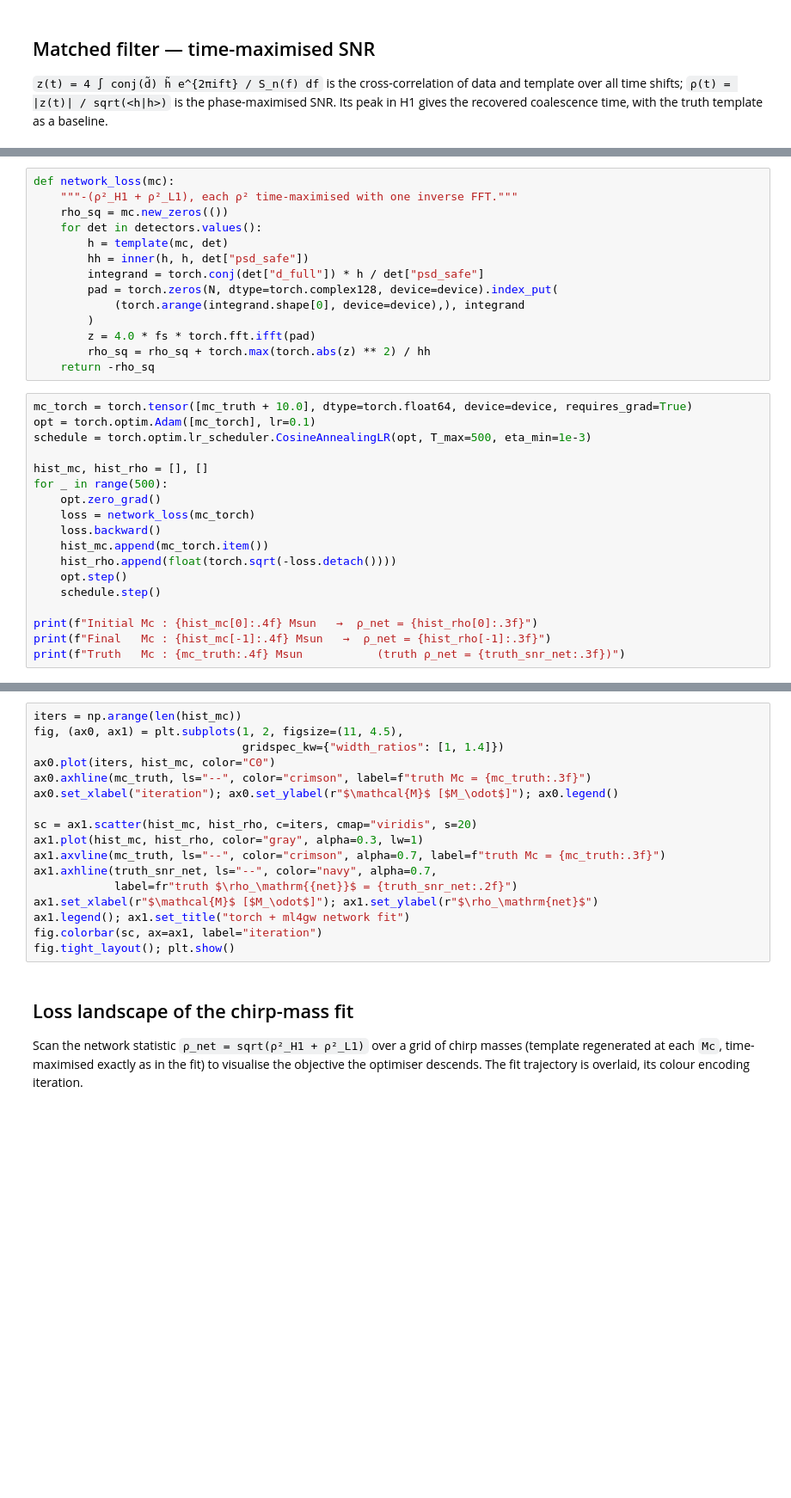
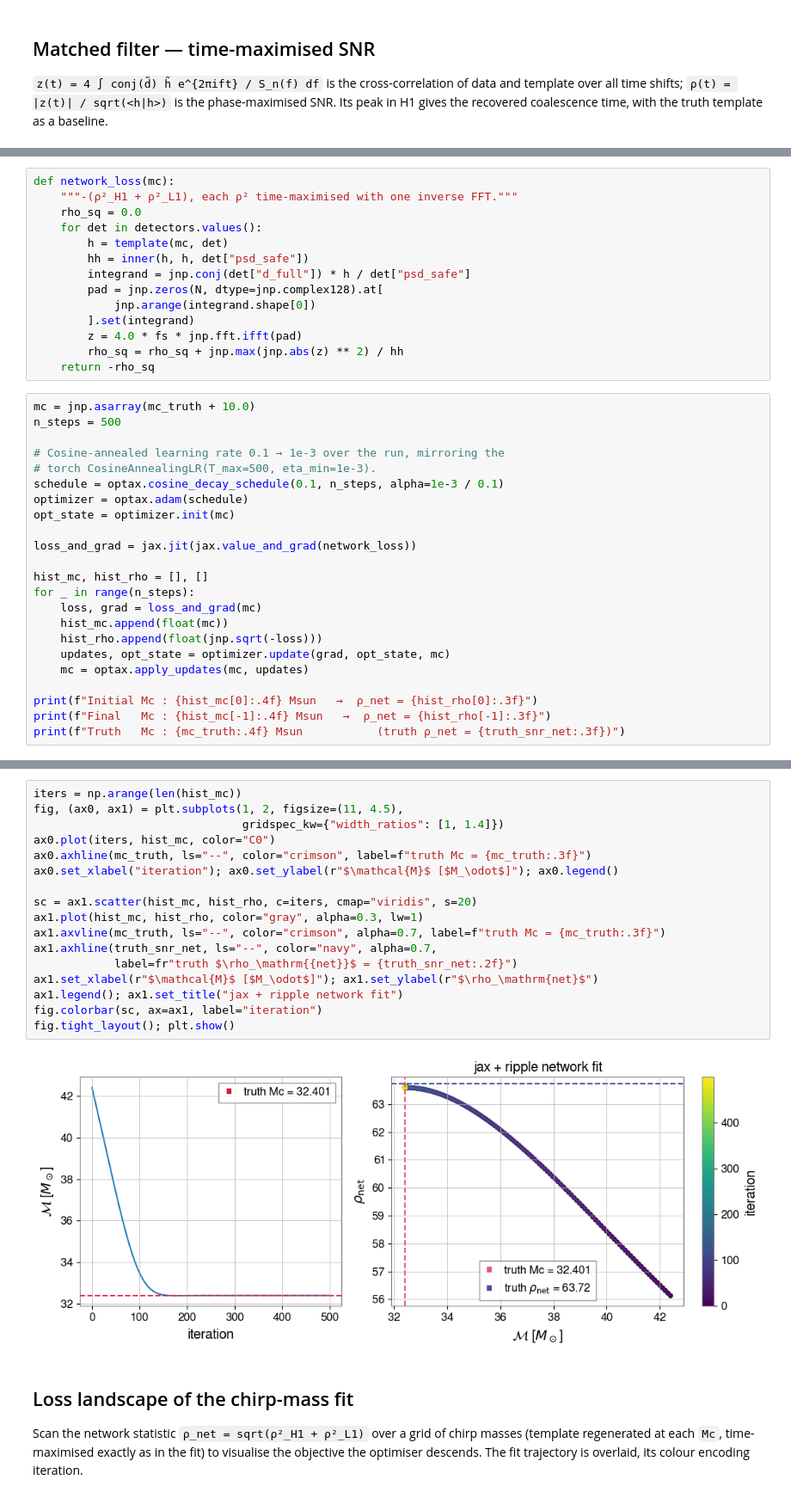
Before and after one commit to chreissel/bnsfinder, a Jupyter notebook: FirstTests.ipynb, the cells around one changed output, grey strips where cells are left out. Shown at 86% size. Saved outputs shown, nothing was run; the diff lists cells and outputs as text; blank space fills up the shorter version.

```diff
--- a/FirstTests.ipynb
+++ b/FirstTests.ipynb
@@ -239,31 +241,36 @@ the `ml4gw` waveform (with the two shims applied in the first cell).
 # %%
 def network_loss(mc):
     """-(ρ²_H1 + ρ²_L1), each ρ² time-maximised with one inverse FFT."""
-    rho_sq = mc.new_zeros(())
+    rho_sq = 0.0
     for det in detectors.values():
         h = template(mc, det)
         hh = inner(h, h, det["psd_safe"])
-        integrand = torch.conj(det["d_full"]) * h / det["psd_safe"]
-        pad = torch.zeros(N, dtype=torch.complex128, device=device).index_put(
-            (torch.arange(integrand.shape[0], device=device),), integrand
-        )
-        z = 4.0 * fs * torch.fft.ifft(pad)
-        rho_sq = rho_sq + torch.max(torch.abs(z) ** 2) / hh
+        integrand = jnp.conj(det["d_full"]) * h / det["psd_safe"]
+        pad = jnp.zeros(N, dtype=jnp.complex128).at[
+            jnp.arange(integrand.shape[0])
+        ].set(integrand)
+        z = 4.0 * fs * jnp.fft.ifft(pad)
+        rho_sq = rho_sq + jnp.max(jnp.abs(z) ** 2) / hh
     return -rho_sq
 # %%
-mc_torch = torch.tensor([mc_truth + 10.0], dtype=torch.float64, device=device, requires_grad=True)
-opt = torch.optim.Adam([mc_torch], lr=0.1)
-schedule = torch.optim.lr_scheduler.CosineAnnealingLR(opt, T_max=500, eta_min=1e-3)
+mc = jnp.asarray(mc_truth + 10.0)
+n_steps = 500
+
+# Cosine-annealed learning rate 0.1 → 1e-3 over the run, mirroring the
+# torch CosineAnnealingLR(T_max=500, eta_min=1e-3).
+schedule = optax.cosine_decay_schedule(0.1, n_steps, alpha=1e-3 / 0.1)
+optimizer = optax.adam(schedule)
+opt_state = optimizer.init(mc)
+
+loss_and_grad = jax.jit(jax.value_and_grad(network_loss))
 
 hist_mc, hist_rho = [], []
-for _ in range(500):
-    opt.zero_grad()
-    loss = network_loss(mc_torch)
-    loss.backward()
-    hist_mc.append(mc_torch.item())
-    hist_rho.append(float(torch.sqrt(-loss.detach())))
-    opt.step()
-    schedule.step()
+for _ in range(n_steps):
+    loss, grad = loss_and_grad(mc)
+    hist_mc.append(float(mc))
+    hist_rho.append(float(jnp.sqrt(-loss)))
+    updates, opt_state = optimizer.update(grad, opt_state, mc)
+    mc = optax.apply_updates(mc, updates)
 
 print(f"Initial Mc : {hist_mc[0]:.4f} Msun   →  ρ_net = {hist_rho[0]:.3f}")
 print(f"Final   Mc : {hist_mc[-1]:.4f} Msun   →  ρ_net = {hist_rho[-1]:.3f}")
@@ -271,20 +282,22 @@ print(f"Truth   Mc : {mc_truth:.4f} Msun           (truth ρ_net = {truth_snr_ne
 # %%
 iters = np.arange(len(hist_mc))
 fig, (ax0, ax1) = plt.subplots(1, 2, figsize=(11, 4.5),
                                gridspec_kw={"width_ratios": [1, 1.4]})
 ax0.plot(iters, hist_mc, color="C0")
 ax0.axhline(mc_truth, ls="--", color="crimson", label=f"truth Mc = {mc_truth:.3f}")
 ax0.set_xlabel("iteration"); ax0.set_ylabel(r"$\mathcal{M}$ [$M_\odot$]"); ax0.legend()
 
 sc = ax1.scatter(hist_mc, hist_rho, c=iters, cmap="viridis", s=20)
 ax1.plot(hist_mc, hist_rho, color="gray", alpha=0.3, lw=1)
 ax1.axvline(mc_truth, ls="--", color="crimson", alpha=0.7, label=f"truth Mc = {mc_truth:.3f}")
 ax1.axhline(truth_snr_net, ls="--", color="navy", alpha=0.7,
             label=fr"truth $\rho_\mathrm{{net}}$ = {truth_snr_net:.2f}")
 ax1.set_xlabel(r"$\mathcal{M}$ [$M_\odot$]"); ax1.set_ylabel(r"$\rho_\mathrm{net}$")
-ax1.legend(); ax1.set_title("torch + ml4gw network fit")
+ax1.legend(); ax1.set_title("jax + ripple network fit")
 fig.colorbar(sc, ax=ax1, label="iteration")
 fig.tight_layout(); plt.show()
+# %% [output]
+[figure, added]
 # %% [markdown]
 ## Loss landscape of the chirp-mass fit
 
```
Also changed, not shown: parts of 8 cells of this notebook, 1 other file.
